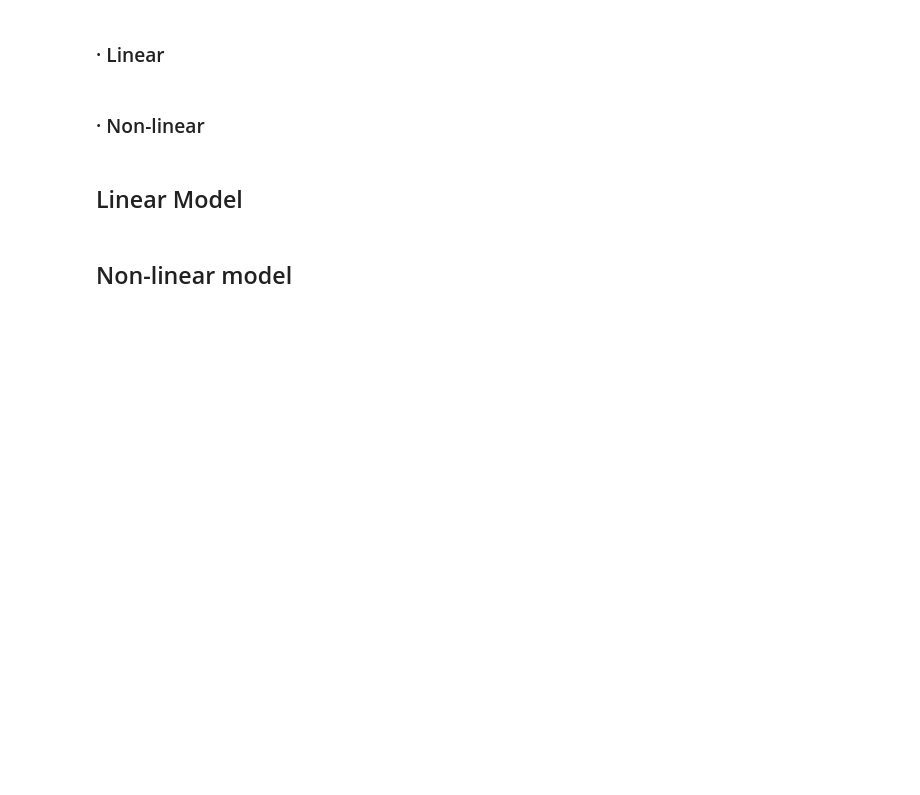
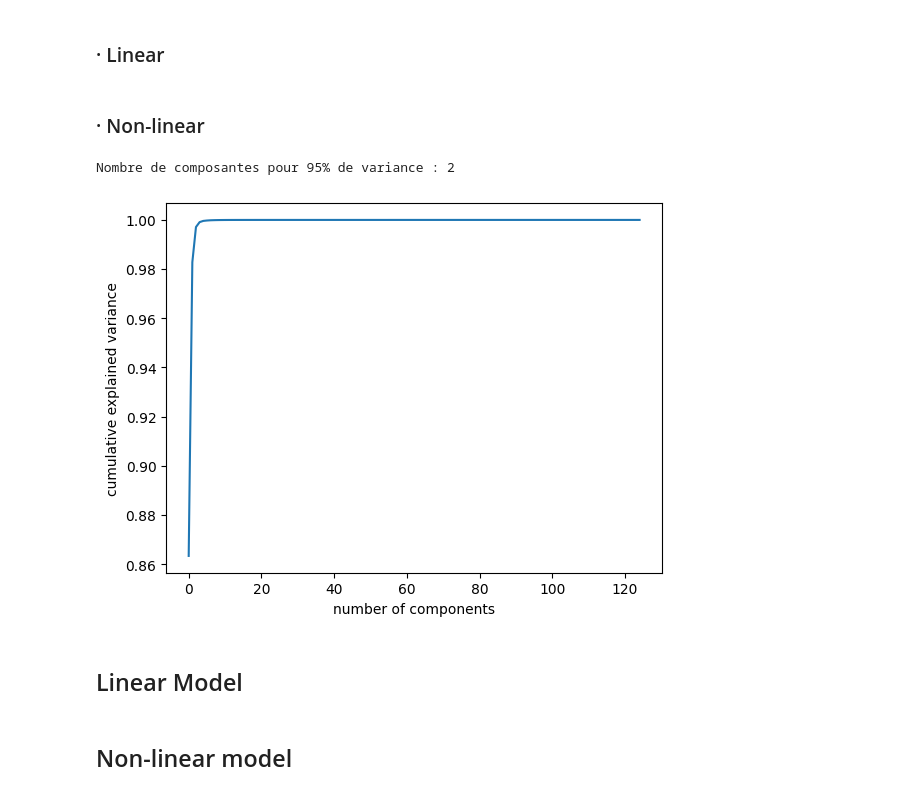
Before and after one commit to eferrer11/ML-project-heroin, a Jupyter notebook: Rendu_final.ipynb, the cells around one changed output. Cells and saved outputs as stored; diff of their text form; code cells hidden in the pictures; blank space fills up the shorter version.

```diff
--- a/Rendu_final.ipynb
+++ b/Rendu_final.ipynb
@@ -165,34 +178,39 @@ X_train, X_valid, y_train, y_valid = train_test_split(X, y, test_size=0.15, rand
 # %%
-#Retrieve the data
-data_train = pd.read_csv("./train.csv")
-data_test = pd.read_csv("./test.csv")
-X_train = data_train.iloc[:, 6:]
-X_test = data_test.iloc[:, 5:]
+# Find the number of components for 95% of variance
+pca = PCA()
+X_pca = pca.fit_transform(X_train)
+plt.plot(np.cumsum(pca.explained_variance_ratio_))
+plt.xlabel('number of components')
+plt.ylabel('cumulative explained variance')
+cumulative_variance = pca.explained_variance_ratio_.cumsum()
+n_components_95 = (cumulative_variance >= 0.95).argmax() + 1
+print(f"Nombre de composantes pour 95% de variance : {n_components_95}")
 
-y = data_train["PURITY"]/100
+# Perform PCA
+pca = PCA(n_components=n_components_95)
+pca.fit(X_train)
+X_pca = pca.transform(X_train)
 
 # Standardize the data
 standardizer = StandardScaler()
 X_st = standardizer.fit_transform(X_train)
-
-# Perform PCA
-pca = PCA(16)
-pca.fit(X_st)
-X_pca = pca.transform(X_st)
 
 # Split the data
 X_train, X_valid, y_train, y_valid = train_test_split(X_pca, y, test_size=0.2, random_state=42)
 
 # Convert to tensors
 X_train_tensor = torch.tensor(X_train, dtype=torch.float32)
 y_train_tensor = torch.tensor(y_train.values, dtype=torch.float32).reshape(-1, 1)
 X_valid_tensor = torch.tensor(X_valid, dtype=torch.float32)
 y_valid_tensor = torch.tensor(y_valid.values, dtype=torch.float32).reshape(-1, 1)
 
 # Standardize and perform PCA on the test data
 X_st = standardizer.transform(X_test)
 X_pca = pca.transform(X_st)
 X_test_tensor = torch.tensor(X_pca, dtype=torch.float32)
+# %% [output]
+Nombre de composantes pour 95% de variance : 2
+[figure, added]
 # %% [markdown]
 ## Linear Model
 # %%
```
Also changed, not shown: parts of 13 cells of this notebook, 3 other files.
